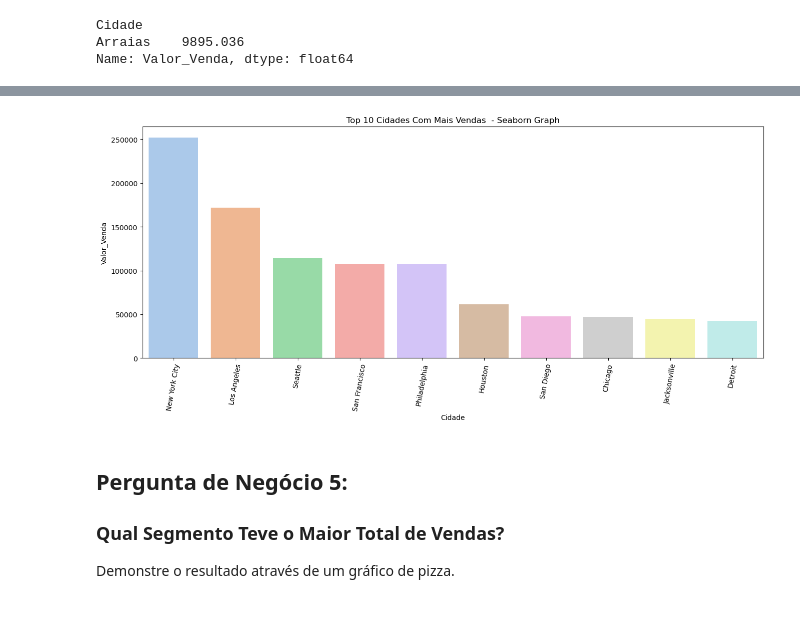
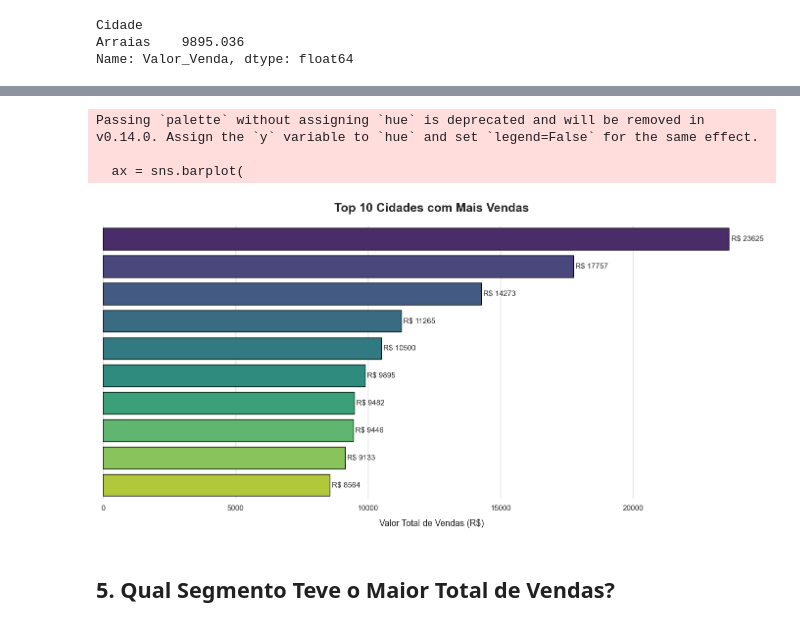
Before and after one commit to nbronzatto/Varejo-Analise-Exploratoria, a Jupyter notebook: analises.ipynb, the cells around one changed output, grey strips where cells are left out. Drawn from its saved outputs; the diff is of its cells as text; code cells hidden in the pictures.

```diff
--- a/analises.ipynb
+++ b/analises.ipynb
@@ -10,9 +19,13 @@ O principal objetivo desta análise é treinar e aplicar técnicas de Análise E
 # %% [markdown]
 ## Carregando os Dados
 # %%
+import matplotlib.pyplot as plt
+import seaborn as sns
 import pandas as pd
+import numpy as np
 
-dados = pd.read_csv('dados/dataset.csv', sep=',')
+
+dados = pd.read_csv('dados/dataset2.csv', sep=',')
 # %%
 dados.sample(5) # Amostra dos dados
 # %% [output]
@@ -175,20 +219,50 @@ Demonstre o resultado através de um gráfico de barras.
 # %%
-top10_cidades_vendas = df_dsa.groupby('Cidade')['Valor_Venda'].sum().reset_index()
-top10_cidades_vendas = top10_cidades_vendas.sort_values('Valor_Venda', ascending=False).head(10)
+# Agrupamento e seleção do top 10
+top10_cidades_vendas = (
+    dados.groupby('Cidade')['Valor_Venda']
+    .sum()
+    .reset_index()
+    .sort_values('Valor_Venda', ascending=False)
+    .head(10)
+)
 
-plt.figure(figsize = (16, 6))
-sns.set_palette('pastel')
-sns.barplot(data = top10_cidades_vendas,
-           y = 'Valor_Venda',
-           x = 'Cidade').set(title = 'Top 10 Cidades Com Mais Vendas  - Seaborn Graph')
-plt.xticks(rotation=80)
+# Estilo moderno
+sns.set_theme(style="whitegrid")
+
+plt.figure(figsize=(14, 7))
+
+# Gráfico horizontal (melhor para nomes longos de cidades)
+ax = sns.barplot(
+    data=top10_cidades_vendas,
+    y="Cidade",
+    x="Valor_Venda",
+    palette="viridis",   # opções: "mako", "viridis", "flare", "rocket"
+    edgecolor="black"
+)
+# Remove eixo Y e rótulo
+ax.get_yaxis().set_visible(False)
+
+# Título
+ax.set_title("Top 10 Cidades com Mais Vendas", fontsize=18, fontweight="bold", pad=20)
+
+# Remove eixo Y de valores (ficam só os rótulos nas barras)
+ax.set_xlabel("Valor Total de Vendas (R$)", fontsize=13, labelpad=10)
+
+
+# Adicionar labels dentro das barras
+for container in ax.containers:
+    ax.bar_label(container, fmt="R$ %.0f", fontsize=11, padding=3)
+
+# Deixar mais clean
+sns.despine(left=True, bottom=True)
+
+plt.tight_layout()
 plt.show()
 # %% [output]
+Passing `palette` without assigning `hue` is deprecated and will be removed in v0.14.0. Assign the `y` variable to `hue` and set `legend=False` for the same effect.
+
+  ax = sns.barplot(
-[figure, old version]
+[figure, new version]
 # %% [markdown]
-## Pergunta de Negócio 5:
-
-### Qual Segmento Teve o Maior Total de Vendas?
-
-Demonstre o resultado através de um gráfico de pizza.
+## 5. Qual Segmento Teve o Maior Total de Vendas?
 # %%
```
Also changed, not shown: parts of 32 cells of this notebook, 1 other file.
